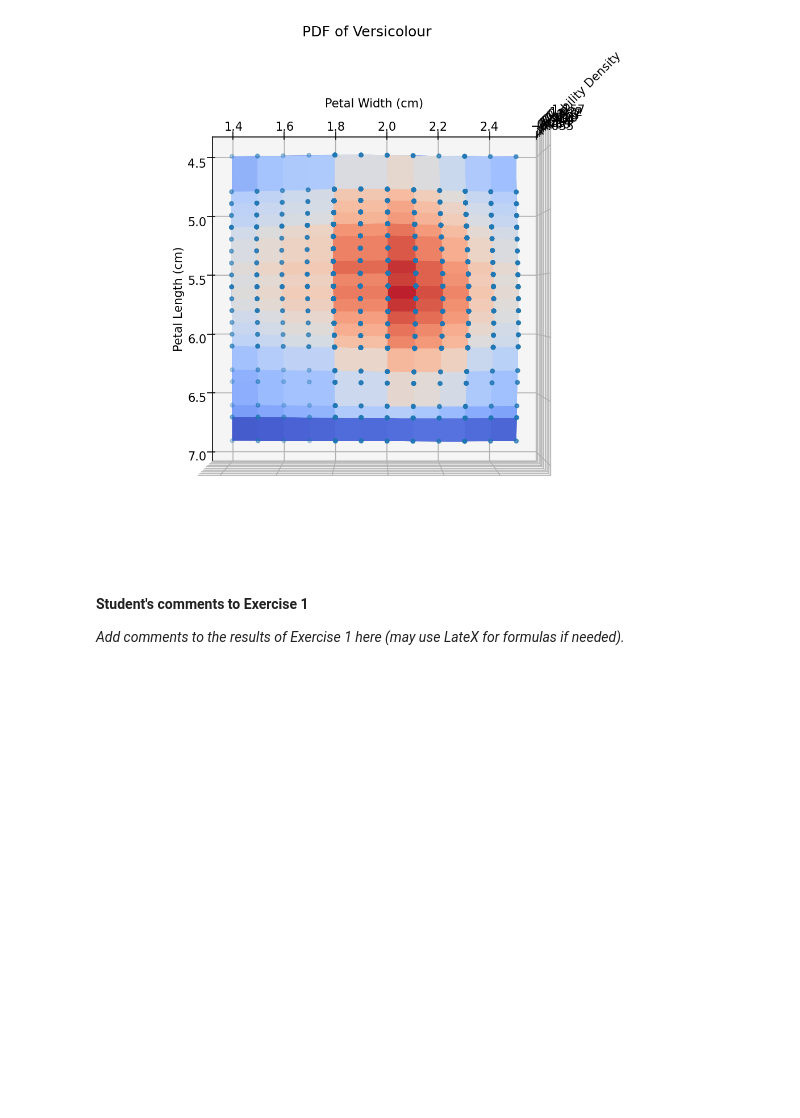
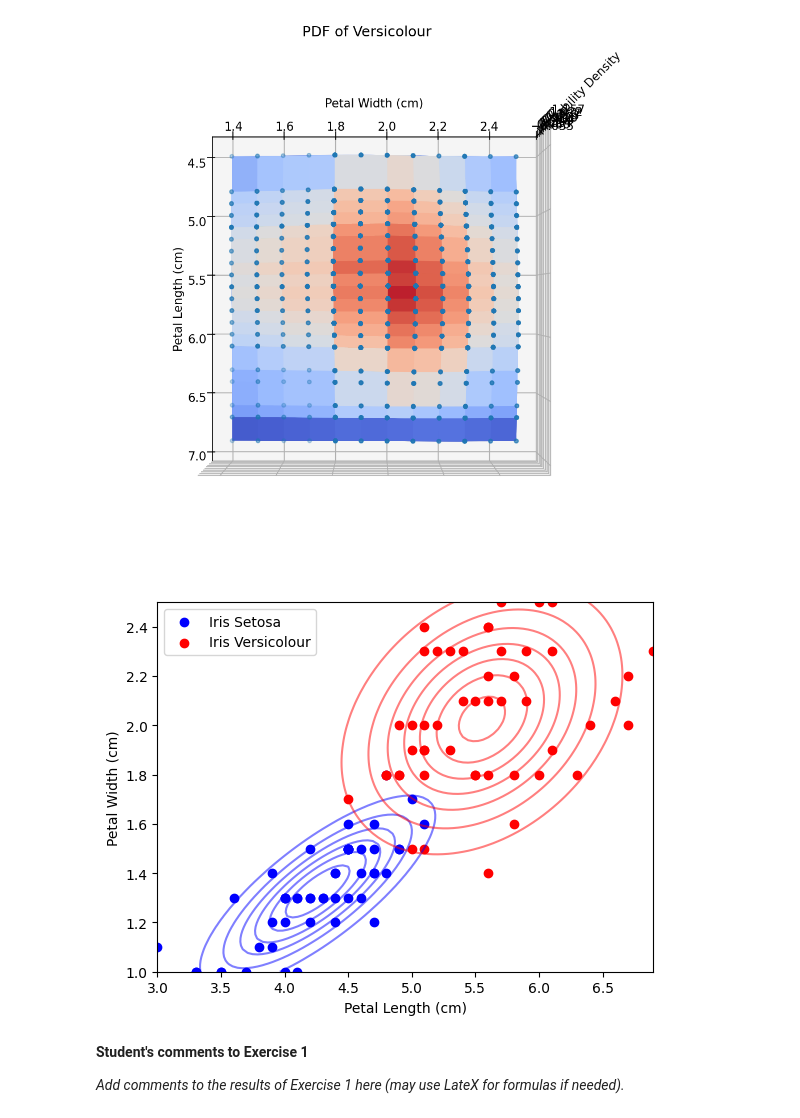
Before and after one commit to A-M-Alizadeh/Statistical-Labs, a Jupyter notebook: Stat Labs/Lab2_v6/Lab2_v6.ipynb, the cells around one changed output. Saved outputs shown, nothing was run; the diff lists cells and outputs as text; code cells hidden in the pictures; blank space fills up the shorter version.

```diff
--- a/Stat Labs/Lab2_v6/Lab2_v6.ipynb
+++ b/Stat Labs/Lab2_v6/Lab2_v6.ipynb
@@ -159,6 +211,26 @@ plotter(pdf_class1, class1, 'Versicolour')
 # %% [output]
 [figure]
 [figure]
+# %%
+x, y = np.meshgrid(np.linspace(min(class0[:, 0].min(), class1[:, 0].min()),
+                               max(class0[:, 0].max(), class1[:, 0].max()), 100),
+                   np.linspace(min(class0[:, 1].min(), class1[:, 1].min()),
+                               max(class0[:, 1].max(), class1[:, 1].max()), 100))
+
+pos = np.dstack((x, y))
+pdf_setosa = multivariate_normal.pdf(pos, setosa_mean, setosa_cov)
+pdf_versicolour = multivariate_normal.pdf(pos, versicolour_mean, versicolour_cov)
+
+plt.contour(x, y, pdf_setosa, colors='blue', alpha=0.5)
+plt.contour(x, y, pdf_versicolour, colors='red', alpha=0.5)
+plt.scatter(class0[:, 0], class0[:, 1], color='blue', label='Iris Setosa')
+plt.scatter(class1[:, 0], class1[:, 1], color='red', label='Iris Versicolour')
+plt.xlabel('Petal Length (cm)')
+plt.ylabel('Petal Width (cm)')
+plt.legend()
+plt.show()
+# %% [output]
+[figure, added]
 # %% [markdown]
 **Student's comments to Exercise 1**
 
```
Also changed, not shown: parts of 9 cells of this notebook, 1 other file.
